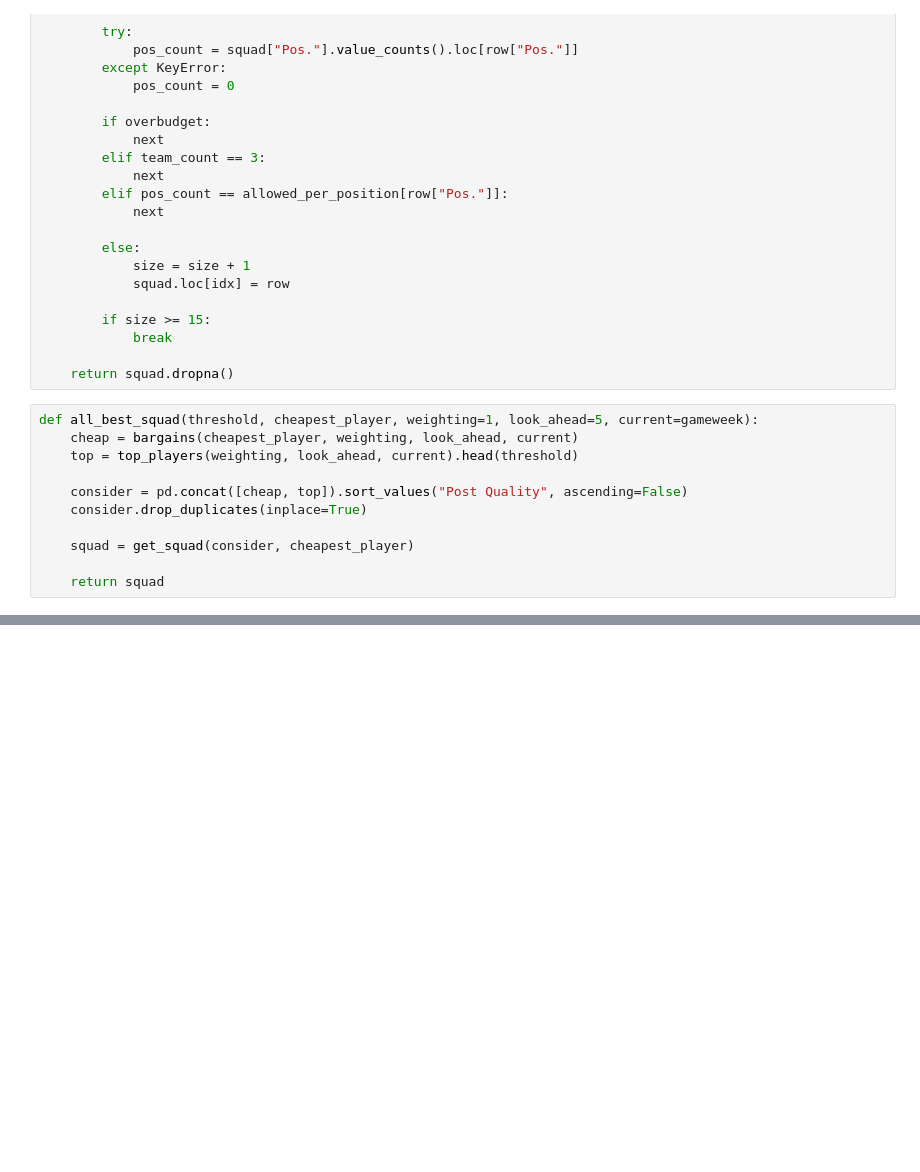
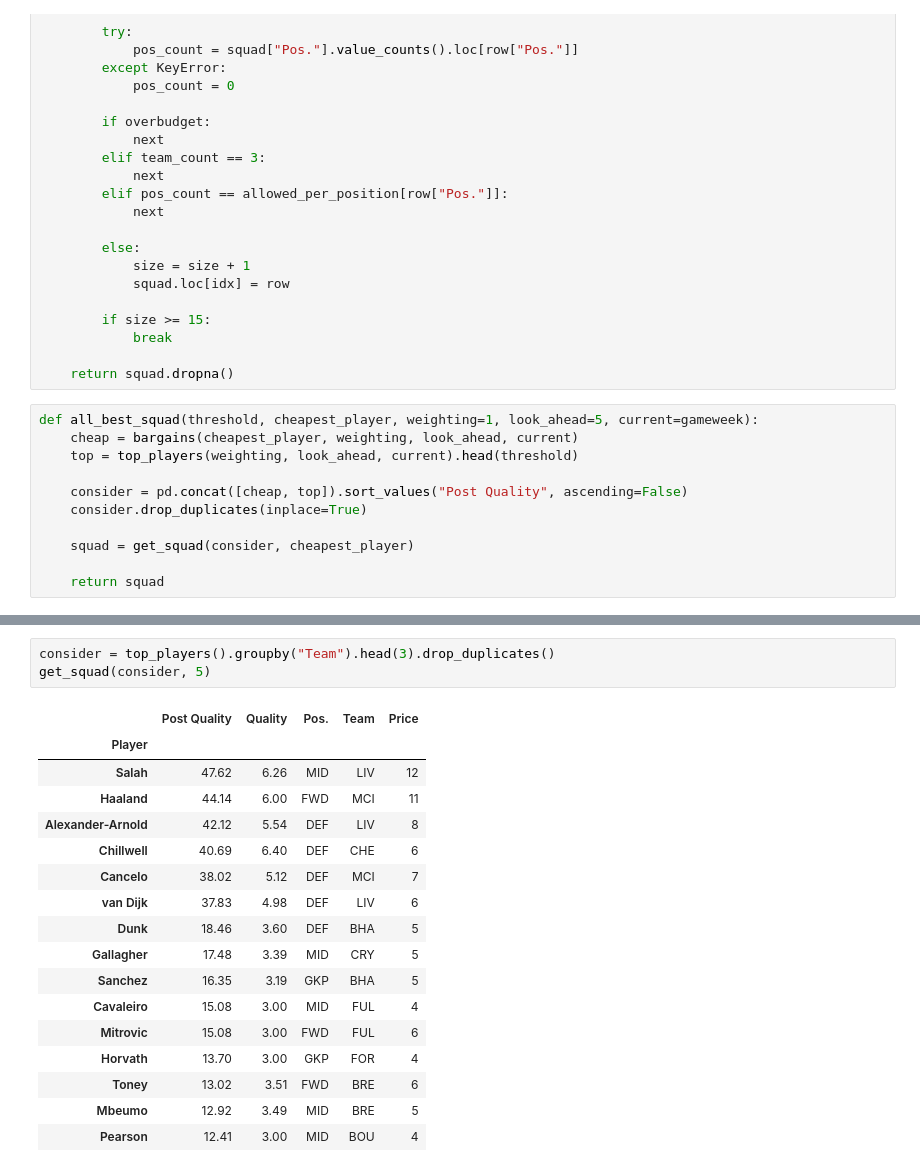
Before and after one commit to ivannoden/FPL, a Jupyter notebook: read_fpl.ipynb, the cells around one changed output, grey strips where cells are left out. Drawn from its saved outputs; the diff is of its cells as text; blank space fills up the shorter version.

Commit message:
Predictions for new player quality

```diff
--- a/read_fpl.ipynb
+++ b/read_fpl.ipynb
@@ -230,0 +225,21 @@ get_squad(consider, 4)
+# %%
+consider = top_players().groupby("Team").head(3).drop_duplicates()
+get_squad(consider, 5)
+# %% [output]
+|  | Post Quality | Quality | Pos. | Team | Price |
+| Player |  |  |  |  |  |
+| Salah | 47.62 | 6.26 | MID | LIV | 12 |
+| Haaland | 44.14 | 6.00 | FWD | MCI | 11 |
+| Alexander-Arnold | 42.12 | 5.54 | DEF | LIV | 8 |
+| Chillwell | 40.69 | 6.40 | DEF | CHE | 6 |
+| Cancelo | 38.02 | 5.12 | DEF | MCI | 7 |
+| van Dijk | 37.83 | 4.98 | DEF | LIV | 6 |
+| Dunk | 18.46 | 3.60 | DEF | BHA | 5 |
+| Gallagher | 17.48 | 3.39 | MID | CRY | 5 |
+| Sanchez | 16.35 | 3.19 | GKP | BHA | 5 |
+| Cavaleiro | 15.08 | 3.00 | MID | FUL | 4 |
+| Mitrovic | 15.08 | 3.00 | FWD | FUL | 6 |
+| Horvath | 13.70 | 3.00 | GKP | FOR | 4 |
+| Toney | 13.02 | 3.51 | FWD | BRE | 6 |
+| Mbeumo | 12.92 | 3.49 | MID | BRE | 5 |
+| Pearson | 12.41 | 3.00 | MID | BOU | 4 |
```
Also changed, not shown: parts of 3 cells of this notebook, 1 other file.
